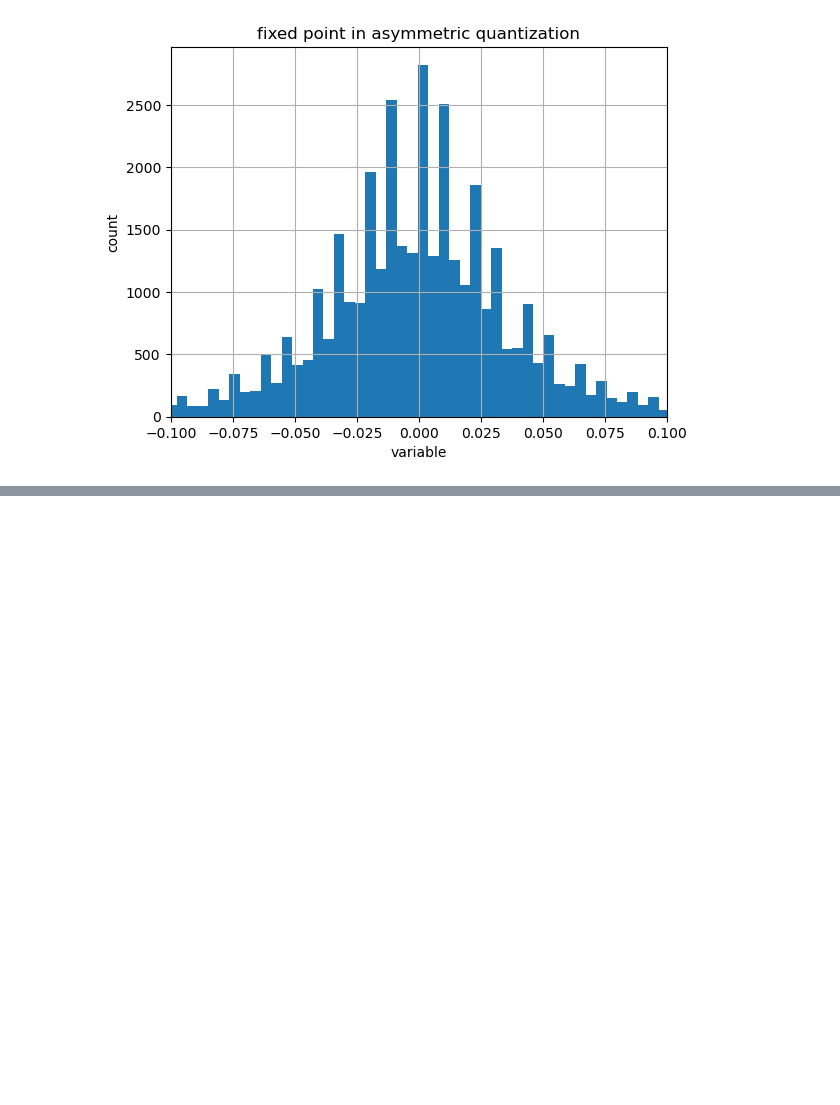
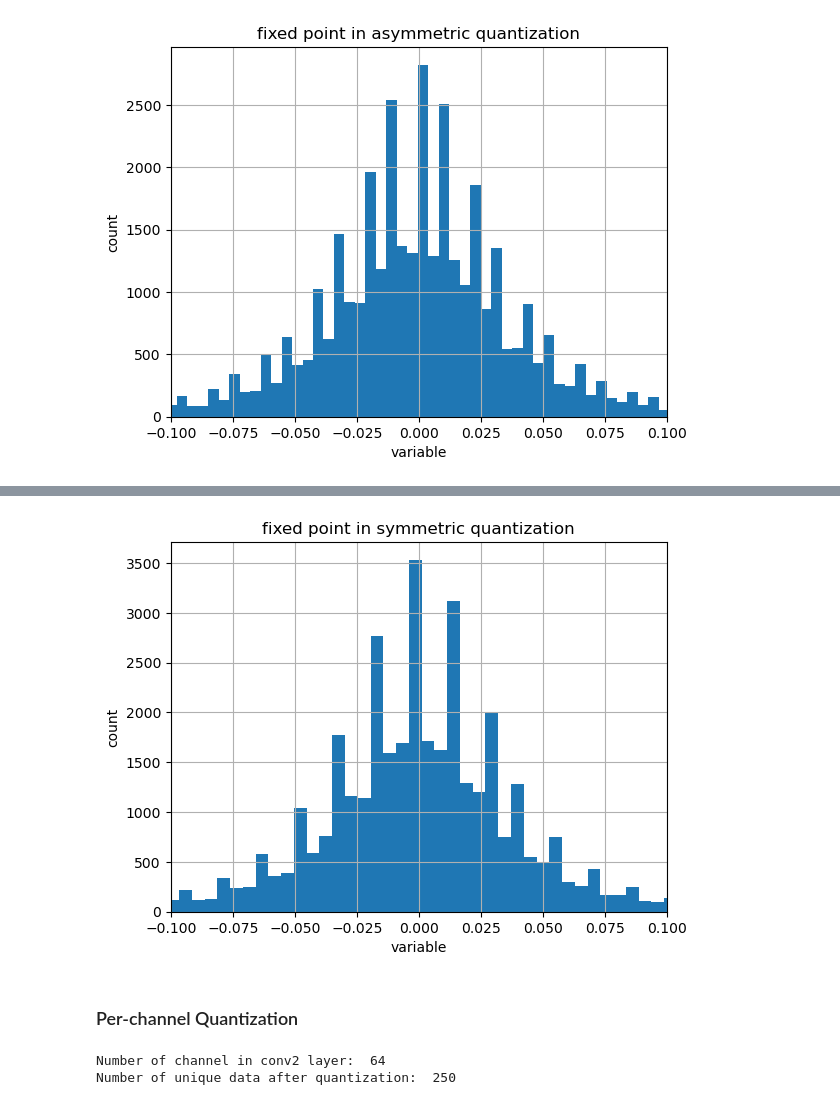
Before and after one commit to Eungis/fdc, a Jupyter notebook: nlp/background/quantization.ipynb, the cells around one changed output, grey strips where cells are left out. Saved outputs shown, nothing was run; the diff lists cells and outputs as text; code cells hidden in the pictures; blank space fills up the shorter version.

Commit message:
[study] quantization simulation

```diff
--- a/nlp/quantization/simulate.ipynb
+++ b/nlp/background/quantization.ipynb
@@ -161,0 +166,32 @@ plt.grid()
+# %%
+bit_width = 8
+
+# maximum value that can be represented by the given bit-width
+quant_max = 2 ** (bit_width - 1) - 1
+
+# absolute maximum value of the data
+max_value = np.max(np.abs(conv2))
+scale = quant_max / max_value  # scaling factor
+
+print(
+    f"""
+    bit_width: {bit_width}
+    quant_max: {quant_max}
+    scaling factor: {scale}
+    """
+)
+
+# quantize with 8 bit
+print("before quantization: ", conv2[0][0][0])
+q_data = np.round(conv2 * scale).astype(np.int8)
+print("after quantization: ", q_data[0][0][0])
+
+# dequantize q_data to be a fixed point number
+deq_data = q_data / scale
+print("dequantization: ", deq_data[0][0][0])
+
+# compare number of unique values count
+print(len(np.unique(conv2)), len(np.unique(deq_data)))
+
+# get norm 1 & norm 2 difference
+print("loss: ", norm1_diff(conv2, deq_data), norm2_diff(conv2, deq_data))
@@ -161,0 +208,34 @@ plt.grid()
+# %%
+plt.hist(deq_data.flatten(), bins=len(np.unique(deq_data)))
+plt.xlabel("variable")
+plt.ylabel("count")
+plt.title("fixed point in symmetric quantization")
+plt.xlim([-0.1, 0.1])
+plt.grid()
+# %% [output]
+[figure, added]
+# %% [markdown]
+### Per-channel Quantization
+# %%
+n_bit = 8
+qrange = 2 ** (n_bit - 1)
+
+data_q = conv2.copy()
+data_qn = conv2.copy()
+
+print("Number of channel in conv2 layer: ", len(conv2))
+for i in range(len(conv2)):
+    threshold = np.max(np.abs(conv2[i, :]))
+    step = threshold / qrange
+    scale = qrange / threshold
+
+    # quantization
+    data_q[i, :] = np.round(conv2[i, :] / step)
+
+    # dequantization
+    data_qn[i, :] = data_q[i, :] / scale
+
+print("Number of unique data after quantization: ", len(np.unique(data_q)))
+# %% [output]
+Number of channel in conv2 layer:  64
+Number of unique data after quantization:  250
```
Also changed, not shown: parts of 8 cells of this notebook.
